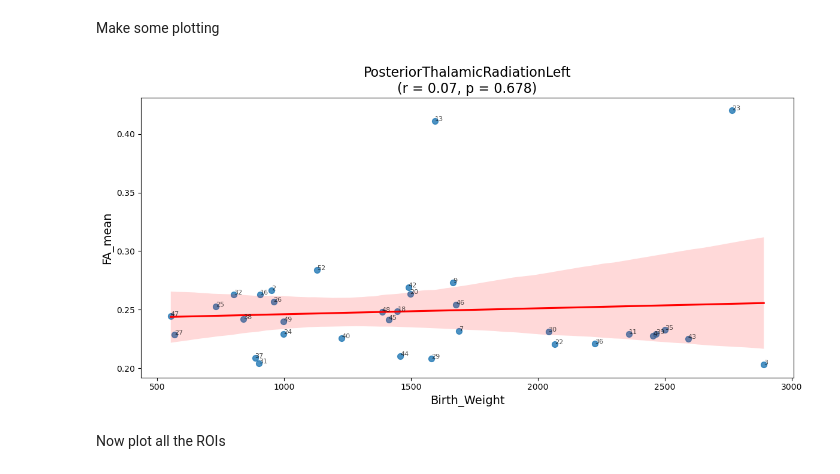
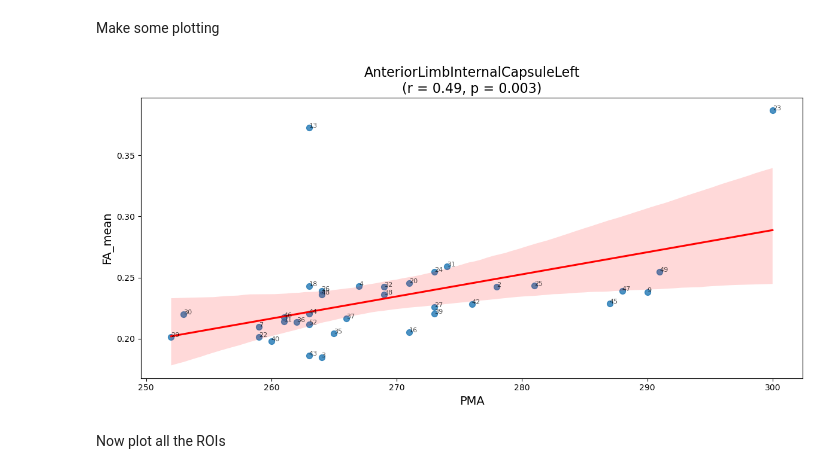
Before and after one commit to finnlennartsson/kpum_noddi, a Jupyter notebook: notebook/dmri_dtidkinoddi_analysis.ipynb, the cells around one changed output. Drawn from its saved outputs; the diff is of its cells as text; code cells hidden in the pictures.

```diff
--- a/notebook/dmri_dtidkinoddi_analysis.ipynb
+++ b/notebook/dmri_dtidkinoddi_analysis.ipynb
@@ -10,7 +10,7 @@ codedir = os.path.join('/home/finn/Code/KPUM_NODDI_ssd','kpum_noddi')
 codedir = os.path.join('/home/finn/Code/','kpum_noddi')
 
 # KPUM Workstation
-studydir = '/mnt/d/Finn/KPUM_NODDI/Data'
+#studydir = '/mnt/d/Finn/KPUM_NODDI/Data'
 #codedir = os.path.join('/home/radio/KPUM_NODDI','code/kpum_noddi')
 
 ###################################################################################
@@ -286,7 +286,8 @@ from scipy.stats import pearsonr
 # Define the ROI (Region of Interest) to plot
 #roi = "ITG_R"  # Replace with your desired region
 roi = "PosteriorThalamicRadiationLeft"  # Replace with your desired region
-variable_to_plot_x = "Birth_Weight"  # Replace with the desired variable to plot
+roi = "AnteriorLimbInternalCapsuleLeft"  # Replace with your desired region
+variable_to_plot_x = "PMA"  # Replace with the desired variable to plot
 variable_to_plot_y = "FA_mean"  # Replace with the desired variable to plot
 
 # Filter the DataFrame for the selected ROI
@@ -296,34 +297,34 @@ roi_data = df_roi[df_roi['Region'] == roi]
 roi_data = roi_data.merge(df_clinical_demo[['Subject ID', variable_to_plot_x]], on='Subject ID', how='inner')
 
 # Calculate the Pearson correlation coefficient and p-value
 r, p = pearsonr(roi_data[variable_to_plot_x], roi_data[variable_to_plot_y])
 # Format the p-value for display
 p_display = f"{p:.3f}" if p >= 0.001 else "< 0.001"
 
 # Plot the scatter plot with a regression line
 plt.figure(figsize=(12, 6))
 sns.regplot(data=roi_data, x=variable_to_plot_x, y=variable_to_plot_y, scatter_kws={'s': 50}, line_kws={'color': 'red'})
 
 # Annotate each point with the Subject ID
 for i in range(len(roi_data)):
     plt.text(
         roi_data[variable_to_plot_x].iloc[i],
         roi_data[variable_to_plot_y].iloc[i],
         str(roi_data['Subject ID'].iloc[i]),
         fontsize=8,
         alpha=0.7
     )
 
 # Customize the plot
 plt.title(f'{roi}\n(r = {r:.2f}, p = {p_display})', fontsize=16)
 plt.xlabel(variable_to_plot_x, fontsize=14)
 plt.ylabel(variable_to_plot_y, fontsize=14)
 plt.tight_layout()
 
 # Show the plot
 plt.show()
 # %% [output]
-[figure, old version]
+[figure, new version]
 # %% [markdown]
 Now plot all the ROIs
 # %%
```
Also changed, not shown: parts of 1 cell of this notebook, 2 other files.
